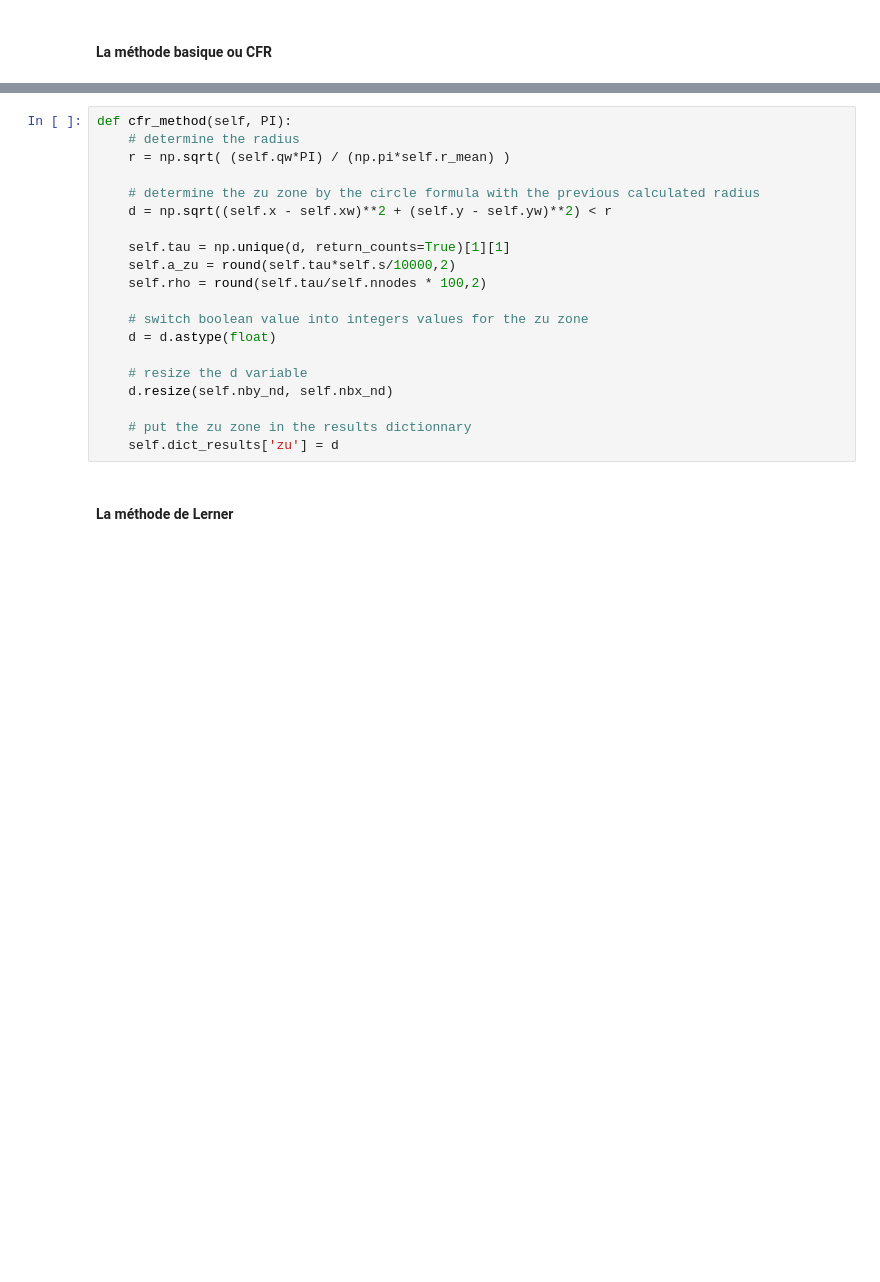
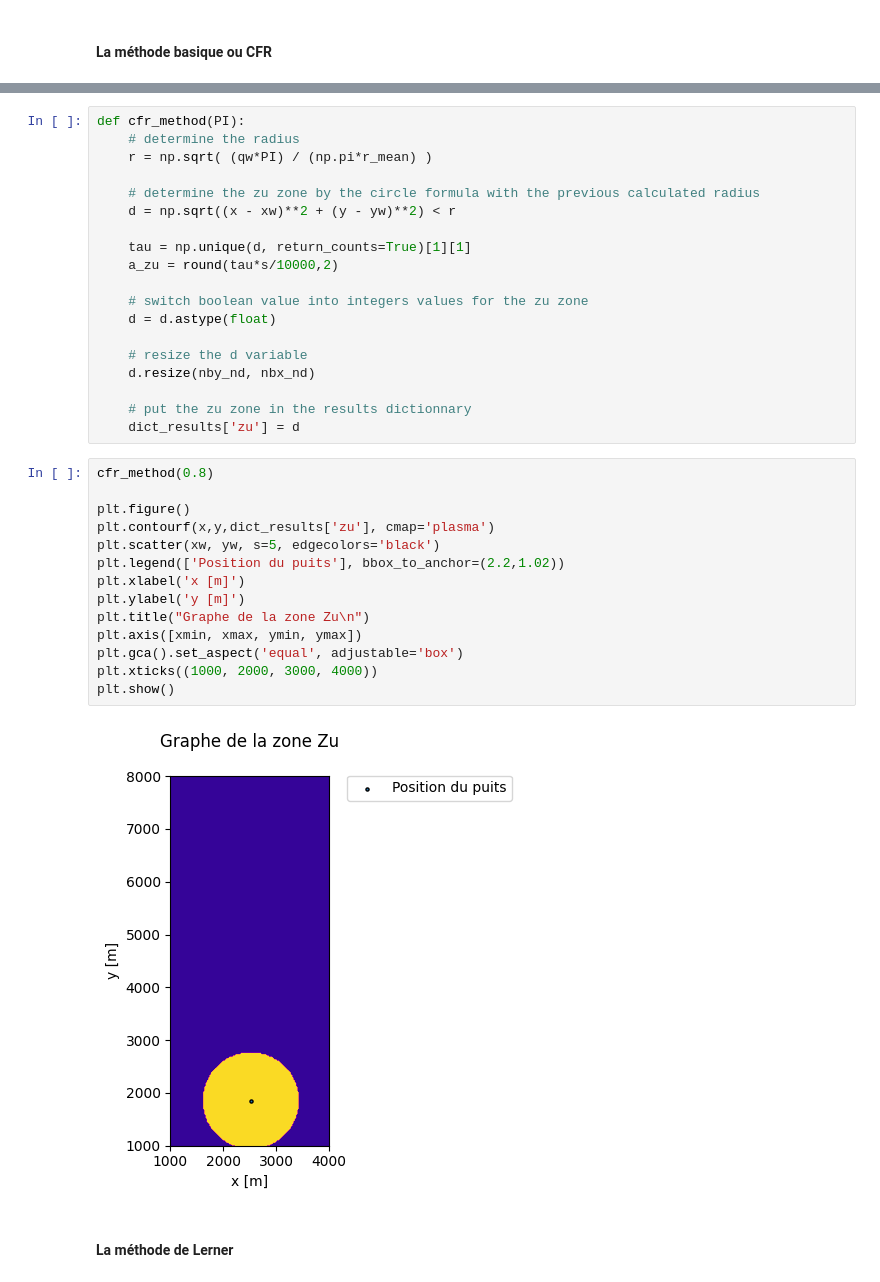
Before and after one commit to DanBJ/zuper, a Jupyter notebook: Examples/04_delimitation_method.ipynb, the cells around one changed output, grey strips where cells are left out. Drawn from its saved outputs; the diff is of its cells as text; blank space fills up the shorter version.

```diff
--- a/Examples/04_delimitation_method.ipynb
+++ b/Examples/04_delimitation_method.ipynb
@@ -105,22 +290,37 @@ def meanlife_method(self, PI):
 # %%
-def cfr_method(self, PI):
+def cfr_method(PI):
     # determine the radius
-    r = np.sqrt( (self.qw*PI) / (np.pi*self.r_mean) )
+    r = np.sqrt( (qw*PI) / (np.pi*r_mean) )
 
     # determine the zu zone by the circle formula with the previous calculated radius
-    d = np.sqrt((self.x - self.xw)**2 + (self.y - self.yw)**2) < r
+    d = np.sqrt((x - xw)**2 + (y - yw)**2) < r
 
-    self.tau = np.unique(d, return_counts=True)[1][1]
-    self.a_zu = round(self.tau*self.s/10000,2)
-    self.rho = round(self.tau/self.nnodes * 100,2)
+    tau = np.unique(d, return_counts=True)[1][1]
+    a_zu = round(tau*s/10000,2)
 
     # switch boolean value into integers values for the zu zone
     d = d.astype(float)
 
     # resize the d variable
-    d.resize(self.nby_nd, self.nbx_nd)
+    d.resize(nby_nd, nbx_nd)
 
     # put the zu zone in the results dictionnary
-    self.dict_results['zu'] = d
+    dict_results['zu'] = d
+# %%
+cfr_method(0.8)
+
+plt.figure()
+plt.contourf(x,y,dict_results['zu'], cmap='plasma')
+plt.scatter(xw, yw, s=5, edgecolors='black')
+plt.legend(['Position du puits'], bbox_to_anchor=(2.2,1.02))
+plt.xlabel('x [m]')
+plt.ylabel('y [m]')
+plt.title("Graphe de la zone Zu\n")
+plt.axis([xmin, xmax, ymin, ymax])
+plt.gca().set_aspect('equal', adjustable='box')
+plt.xticks((1000, 2000, 3000, 4000))
+plt.show()
+# %% [output]
+[figure, added]
 # %% [markdown]
 #### La méthode de Lerner
```
Also changed, not shown: parts of 16 cells of this notebook.
